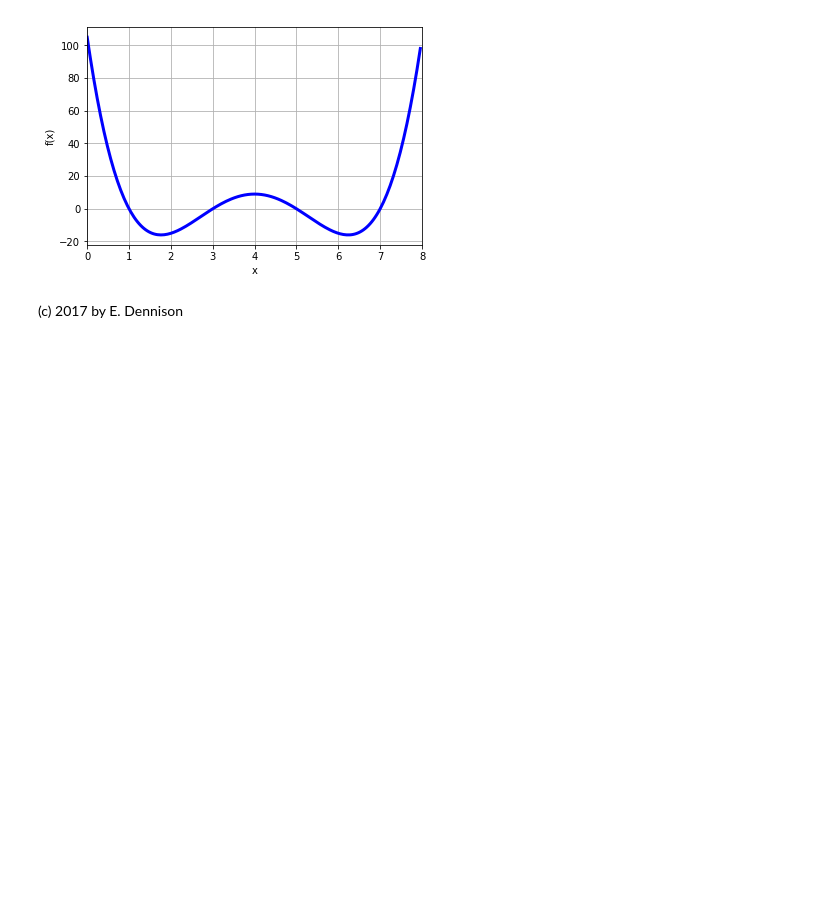
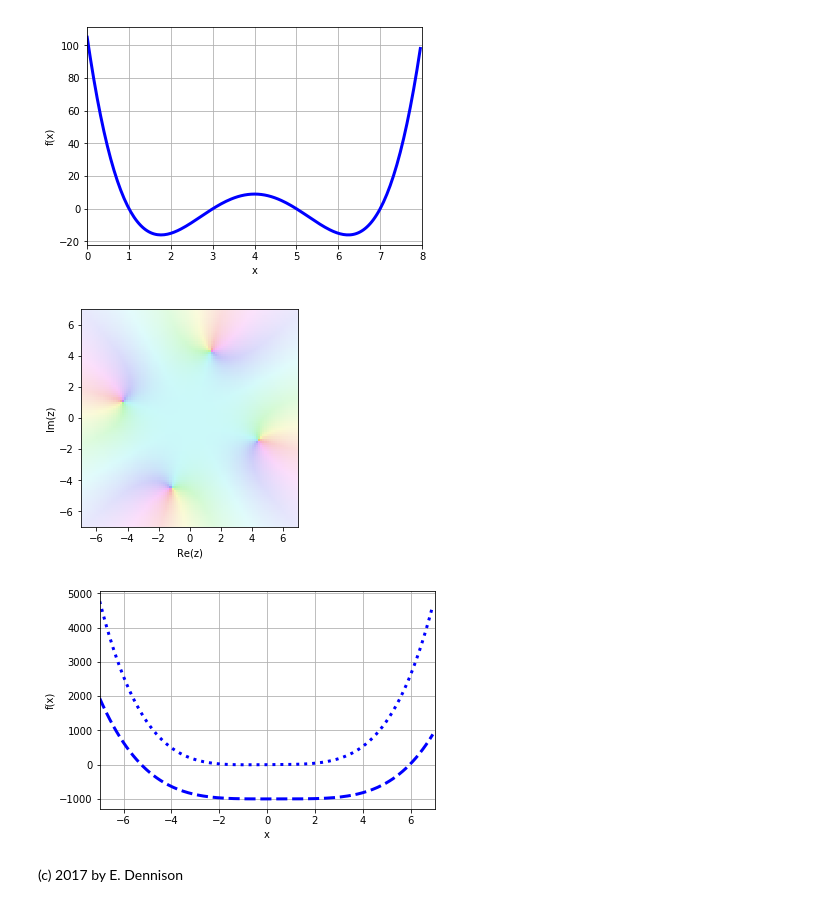
Before and after one commit to tiggerntatie/ipython-notebooks, a Jupyter notebook: Advanced Math/Polynomial Functions with Imaginary Numbers.ipynb, the cells around one changed output. Cells and saved outputs as stored; diff of their text form; code cells hidden in the pictures; blank space fills up the shorter version.

```diff
--- a/Advanced Math/Polynomial Functions with Imaginary Numbers.ipynb
+++ b/Advanced Math/Polynomial Functions with Imaginary Numbers.ipynb
@@ -52,5 +52,11 @@ rcplot(lambda z: (z-1)*(z-3)*(z-5)*(z-7), [0,8], [-0.5,0.5])
 # %% [output]
 [figure]
 [figure]
+# %%
+from math import sqrt
+rcplot(lambda z: (1+2j)*z**4-sqrt(2)*z**3+z**2+5j*z-999, [-7,7], [-7,7])
+# %% [output]
+[figure, added]
+[figure, added]
 # %% [markdown]
 (c) 2017 by E. Dennison
```
Also changed, not shown: parts of 1 cell of this notebook.
